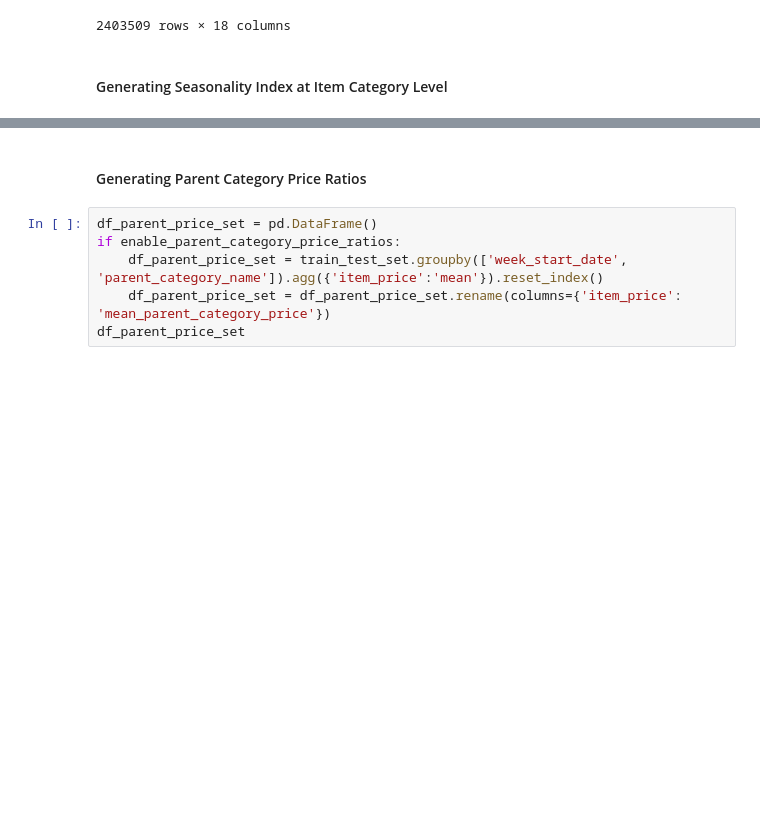
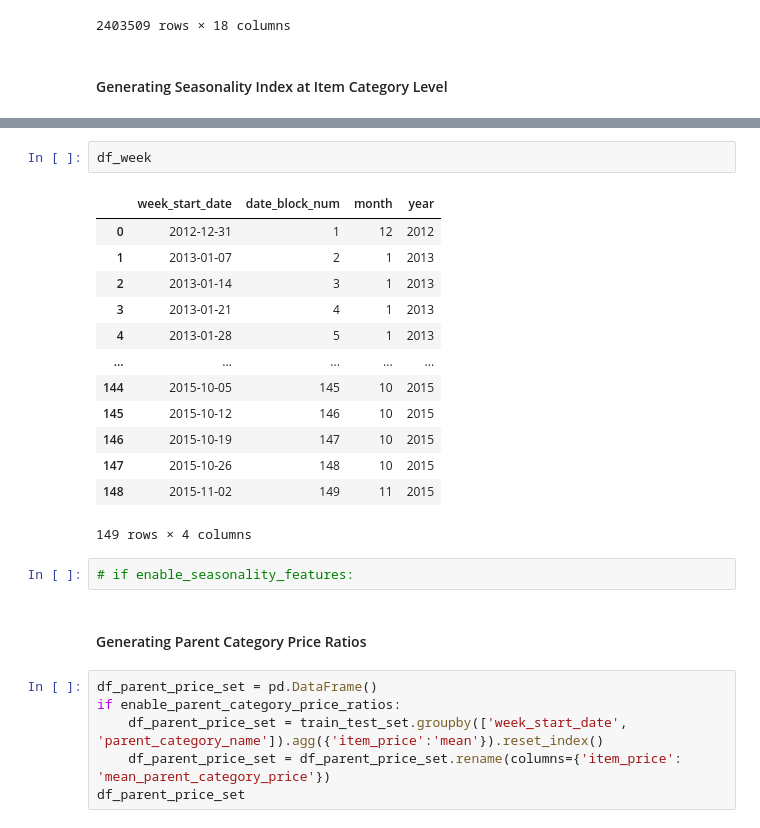
Before and after one commit to ManashJKonwar/ML-Retail-Sales, a Jupyter notebook: modelling_pipeline/feature_engg_script_v02.ipynb, the cells around one changed output, grey strips where cells are left out. Drawn from its saved outputs; the diff is of its cells as text; blank space fills up the shorter version.

```diff
--- a/modelling_pipeline/feature_engg_script_v02.ipynb
+++ b/modelling_pipeline/feature_engg_script_v02.ipynb
@@ -474,3 +498,21 @@ df_intermediate_demand
+# %%
+df_week
+# %% [output]
+|  | week_start_date | date_block_num | month | year |
+| 0 | 2012-12-31 | 1 | 12 | 2012 |
+| 1 | 2013-01-07 | 2 | 1 | 2013 |
+| 2 | 2013-01-14 | 3 | 1 | 2013 |
+| 3 | 2013-01-21 | 4 | 1 | 2013 |
+| 4 | 2013-01-28 | 5 | 1 | 2013 |
+| ... | ... | ... | ... | ... |
+| 144 | 2015-10-05 | 145 | 10 | 2015 |
+| 145 | 2015-10-12 | 146 | 10 | 2015 |
+| 146 | 2015-10-19 | 147 | 10 | 2015 |
+| 147 | 2015-10-26 | 148 | 10 | 2015 |
+| 148 | 2015-11-02 | 149 | 11 | 2015 |
+149 rows × 4 columns
+# %%
+# if enable_seasonality_features:
 # %% [markdown]
 #### Generating Parent Category Price Ratios
 # %%
```
Also changed, not shown: parts of 6 cells of this notebook.
